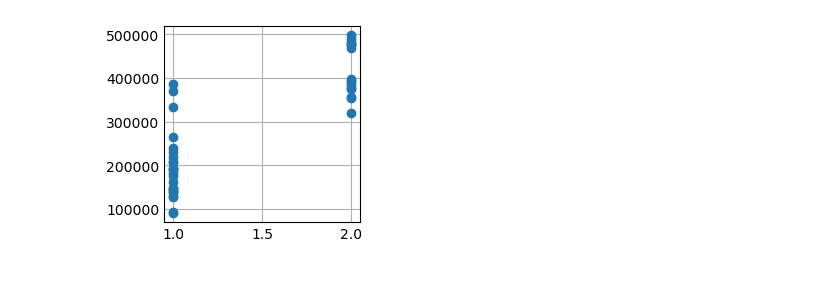
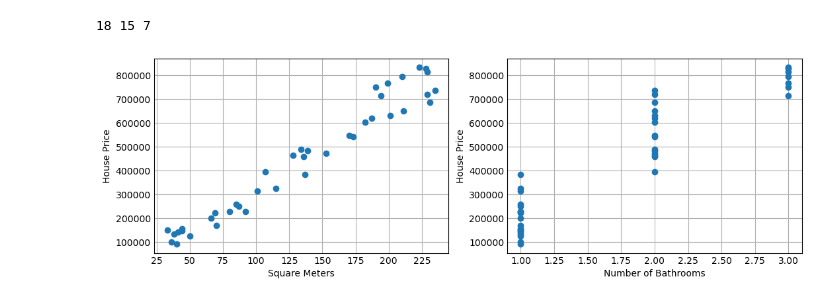
Before and after one commit to Friscobuffo/machine_learning, a Jupyter notebook: lasso.ipynb, the cells around one changed output. Drawn from its saved outputs; the diff is of its cells as text; code cells hidden in the pictures.

```diff
--- a/lasso.ipynb
+++ b/lasso.ipynb
@@ -4,14 +4,17 @@ import matplotlib.pyplot as plt
 from math import ceil
 from random import random
 n=40
-X = np.random.randint(30, 150, (n,1)) # square meters
-Y = np.reshape([ceil(x) for [x] in ((X-30) / 120) * 2], (n,1))
+X = np.random.randint(30, 250, (n,1)) # square meters
+Y = np.reshape([ceil(x) for [x] in ((X-30) / 220) * 3], (n,1))
 def rumor(x):
     if x == 1:
-        if random()<0.05: return 2
         return 1
-    if random()<0.15: return 1
-    return 2
-Y = np.reshape([rumor(x) for x in Y], (n,1)) # number of bathrooms
+    r = random()
+    if x == 2:
+        if r<0.3: return 1
+        return 2
+    if r<0.5: return 2
+    return 3
+Y = np.reshape([rumor(y) for [y] in Y], (n,1)) # number of bathrooms
 Z = 2500*X + 30000*(Y**2) # price
-Z = np.reshape([z+(0.5-random())*70000 for [z] in Z], (n,1))
+Z = np.reshape([z+(0.5-random())*80000 for [z] in Z], (n,1))
@@ -23,5 +21,19 @@ plt.show()
-# %%
-plt.scatter(Y,Z)
-plt.show()
-# %% [output]
-[figure, removed]
+# %%
+b1,b2,b3 = 0,0,0
+for [y] in Y:
+    if y==1: b1+=1
+    if y==2: b2+=1
+    if y==3: b3+=1
+print(b1,b2,b3)
+fig, ax = plt.subplots(1,2, figsize=(10, 3))
+ax[0].scatter(X,Z)
+ax[0].set_xlabel("Square Meters")
+ax[0].set_ylabel("House Price")
+
+ax[1].scatter(Y, Z)
+ax[1].set_xlabel("Number of Bathrooms")
+ax[1].set_ylabel("House Price")
+plt.show()
+# %% [output]
+18 15 7
+[figure, added]
```
Also changed, not shown: parts of 1 cell of this notebook.
